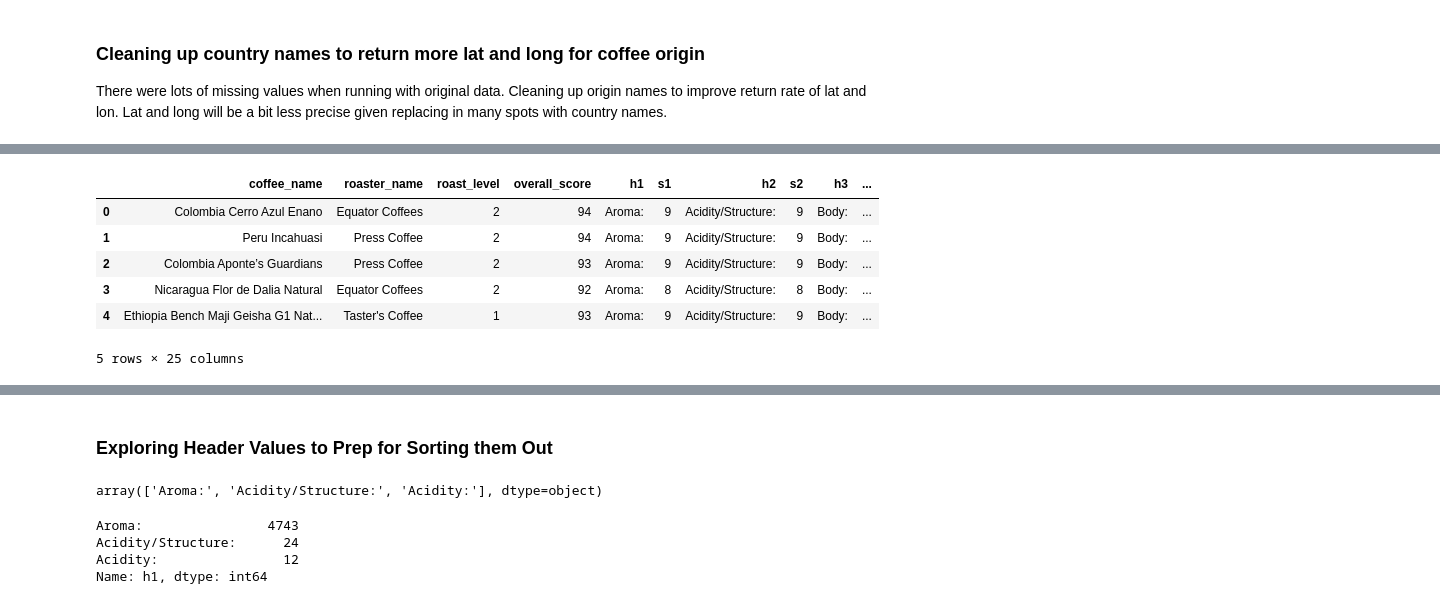
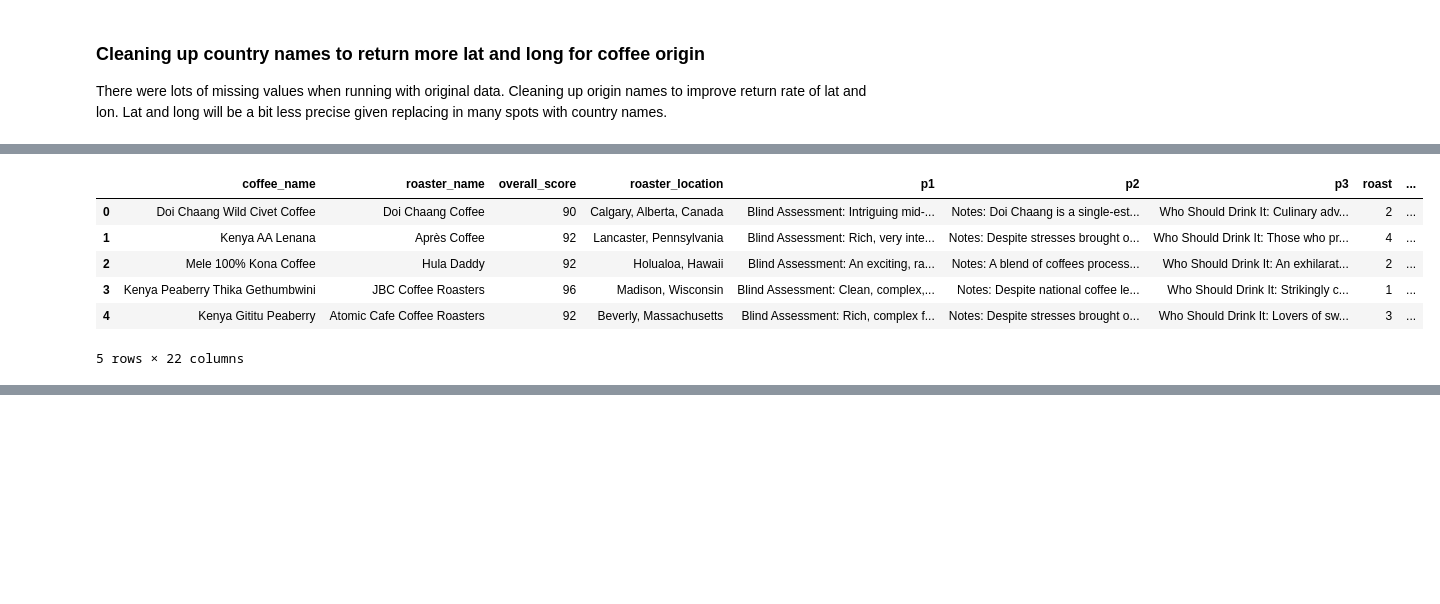
Before and after one commit to KMere21/capstone, a Jupyter notebook: Capstone_Part_3_Cleaning_Older_Data_Df-Kate_Meredith.ipynb, the cells around one changed output, grey strips where cells are left out. Drawn from its saved outputs; the diff is of its cells as text; code cells hidden in the pictures; blank space fills up the shorter version.

```diff
--- a/Capstone_Part_3_Cleaning_Older_Data_Df-Kate_Meredith.ipynb
+++ b/Capstone_Part_3_Cleaning_Older_Data_Df-Kate_Meredith.ipynb
@@ -1404,23 +1378,23 @@ data_df['roaster_location_lon'] = data_df['roaster_location_lon'].astype(float)
 # %%
 #turning blank into nans
-data_df['origin_lat'].replace('', np.nan, inplace=True)
+older_df['origin_lat'].replace('', np.nan, inplace=True)
 # %%
-data_df['origin_lat'] = data_df['origin_lat'].astype(float)
+older_df['origin_lat'] = older_df['origin_lat'].astype(float)
 # %%
 #turning blank into nans
-data_df['origin_lon'].replace('', np.nan, inplace=True)
+older_df['origin_lon'].replace('', np.nan, inplace=True)
 # %%
-data_df['origin_lon'] = data_df['origin_lon'].astype(float)
+older_df['origin_lon'] = older_df['origin_lon'].astype(float)
 # %%
-data_df.head()
+older_df.head()
 # %% [output]
-|  | coffee_name | roaster_name | roast_level | overall_score | h1 | s1 | h2 | s2 | h3 | ... |
-| 0 | Colombia Cerro Azul Enano | Equator Coffees | 2 | 94 | Aroma: | 9 | Acidity/Structure: | 9 | Body: | ... |
-| 1 | Peru Incahuasi | Press Coffee | 2 | 94 | Aroma: | 9 | Acidity/Structure: | 9 | Body: | ... |
-| 2 | Colombia Aponte’s Guardians | Press Coffee | 2 | 93 | Aroma: | 9 | Acidity/Structure: | 9 | Body: | ... |
-| 3 | Nicaragua Flor de Dalia Natural | Equator Coffees | 2 | 92 | Aroma: | 8 | Acidity/Structure: | 8 | Body: | ... |
-| 4 | Ethiopia Bench Maji Geisha G1 Nat... | Taster's Coffee | 1 | 93 | Aroma: | 9 | Acidity/Structure: | 9 | Body: | ... |
+|  | coffee_name | roaster_name | overall_score | roaster_location | p1 | p2 | p3 | roast | ... |
+| 0 | Doi Chaang Wild Civet Coffee | Doi Chaang Coffee | 90 | Calgary, Alberta, Canada | Blind Assessment: Intriguing mid-... | Notes: Doi Chaang is a single-est... | Who Should Drink It: Culinary adv... | 2 | ... |
+| 1 | Kenya AA Lenana | Après Coffee | 92 | Lancaster, Pennsylvania | Blind Assessment: Rich, very inte... | Notes: Despite stresses brought o... | Who Should Drink It: Those who pr... | 4 | ... |
+| 2 | Mele 100% Kona Coffee | Hula Daddy | 92 | Holualoa, Hawaii | Blind Assessment: An exciting, ra... | Notes: A blend of coffees process... | Who Should Drink It: An exhilarat... | 2 | ... |
+| 3 | Kenya Peaberry Thika Gethumbwini | JBC Coffee Roasters | 96 | Madison, Wisconsin | Blind Assessment: Clean, complex,... | Notes: Despite national coffee le... | Who Should Drink It: Strikingly c... | 1 | ... |
+| 4 | Kenya Gititu Peaberry | Atomic Cafe Coffee Roasters | 92 | Beverly, Massachusetts | Blind Assessment: Rich, complex f... | Notes: Despite stresses brought o... | Who Should Drink It: Lovers of sw... | 3 | ... |
-5 rows × 25 columns
+5 rows × 22 columns
 # %%
 #checking data type updates
 data_df.info()
@@ -1442,16 +1416,3 @@ Data columns (total 25 columns):
  24  origin_lon            4513 non-null   float64
 dtypes: Int8(3), float64(4), int64(8), object(10)
 memory usage: 849.5+ KB
-# %% [markdown]
-### Exploring Header Values to Prep for Sorting them Out
-# %%
-data_df['h1'].unique()
-# %% [output]
-array(['Aroma:', 'Acidity/Structure:', 'Acidity:'], dtype=object)
-# %%
-data_df['h1'].value_counts()
-# %% [output]
-Aroma:                4743
-Acidity/Structure:      24
-Acidity:                12
-Name: h1, dtype: int64
```
Also changed, not shown: parts of 197 cells of this notebook, 2 other files.
